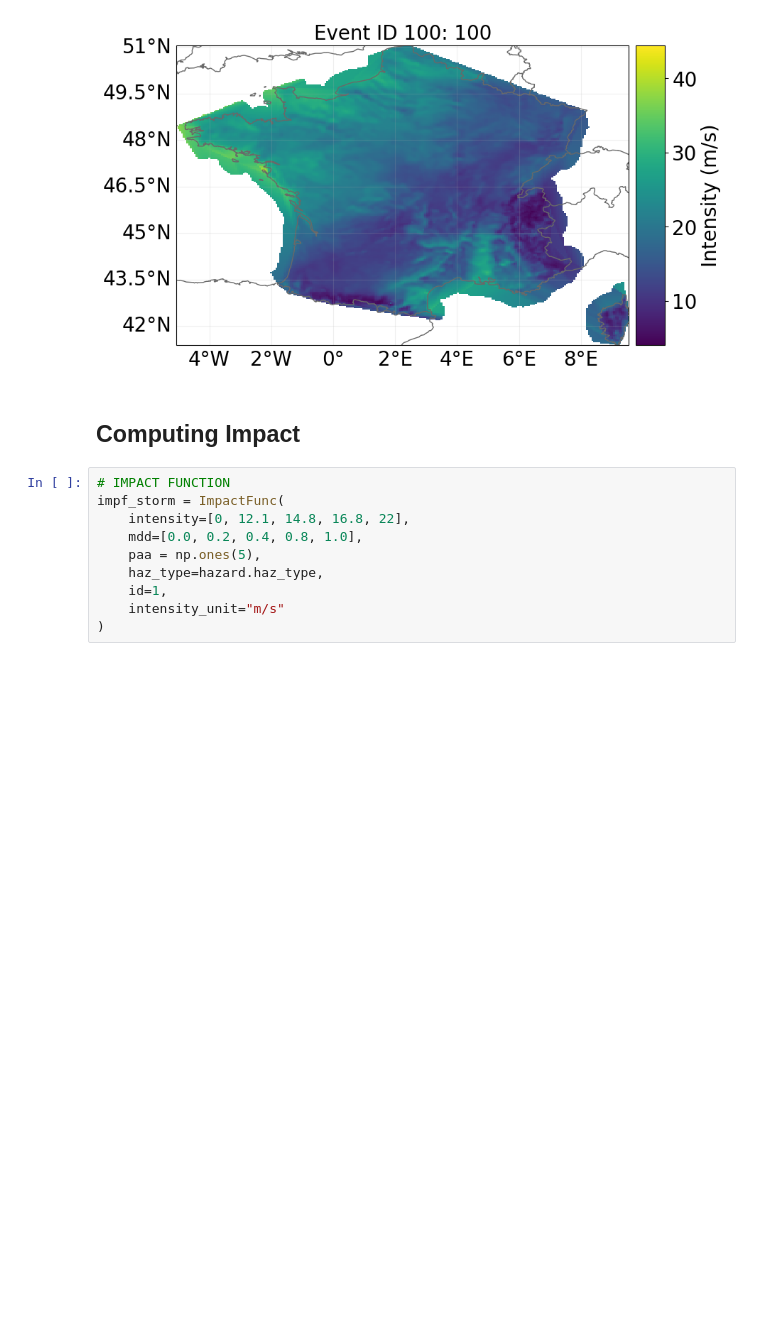
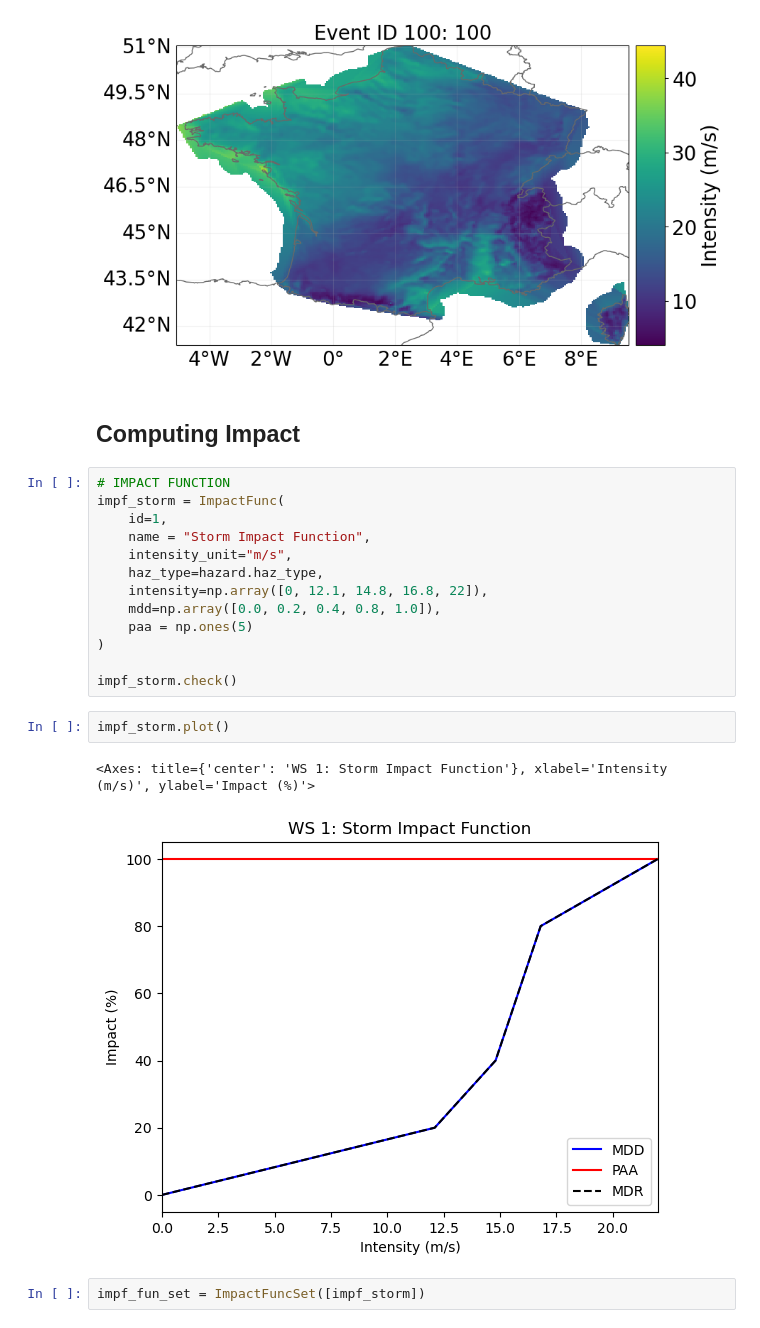
Before and after one commit to arvedluetzen/mus-climada, a Jupyter notebook: notebooks/0320_First_try.ipynb, the cells around one changed output. Saved outputs shown, nothing was run; the diff lists cells and outputs as text; blank space fills up the shorter version.

Commit message:
Impact Calculation

```diff
--- a/notebooks/0320_First_try.ipynb
+++ b/notebooks/0320_First_try.ipynb
@@ -137,12 +137,22 @@ hazard.plot_intensity(event=100)
 # %%
 # IMPACT FUNCTION
 impf_storm = ImpactFunc(
-    intensity=[0, 12.1, 14.8, 16.8, 22],
-    mdd=[0.0, 0.2, 0.4, 0.8, 1.0],
-    paa = np.ones(5),
+    id=1,
+    name = "Storm Impact Function",
+    intensity_unit="m/s",
     haz_type=hazard.haz_type,
-    id=1,
-    intensity_unit="m/s"
+    intensity=np.array([0, 12.1, 14.8, 16.8, 22]),
+    mdd=np.array([0.0, 0.2, 0.4, 0.8, 1.0]),
+    paa = np.ones(5)
 )
+
+impf_storm.check()
+# %%
+impf_storm.plot()
+# %% [output]
+<Axes: title={'center': 'WS 1: Storm Impact Function'}, xlabel='Intensity (m/s)', ylabel='Impact (%)'>
+[figure, added]
+# %%
+impf_fun_set = ImpactFuncSet([impf_storm])
 # %%
 # COMPUTING IMPACT
```
Also changed, not shown: parts of 2 cells of this notebook.
